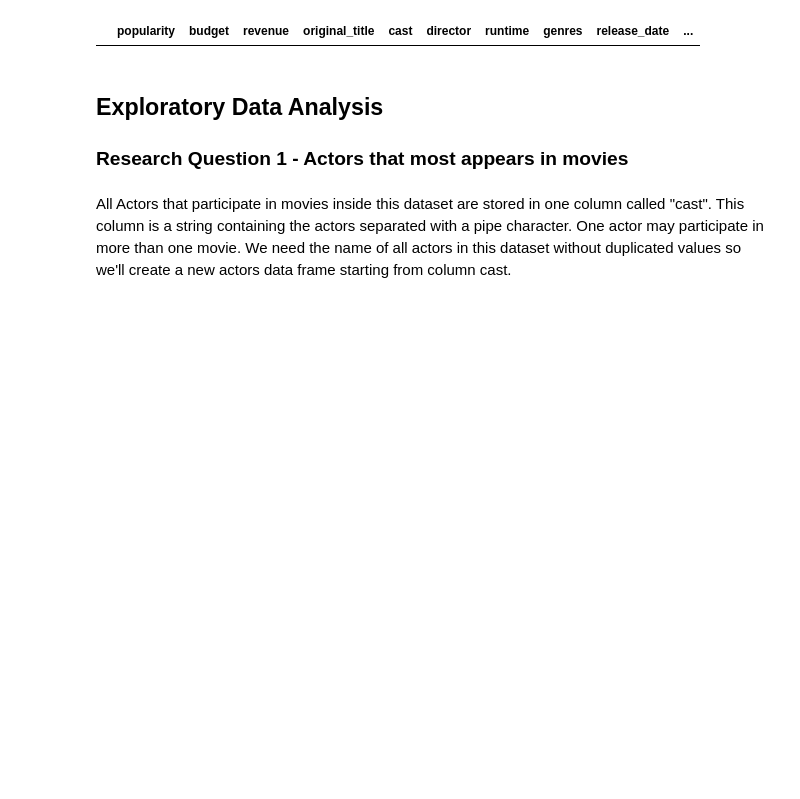
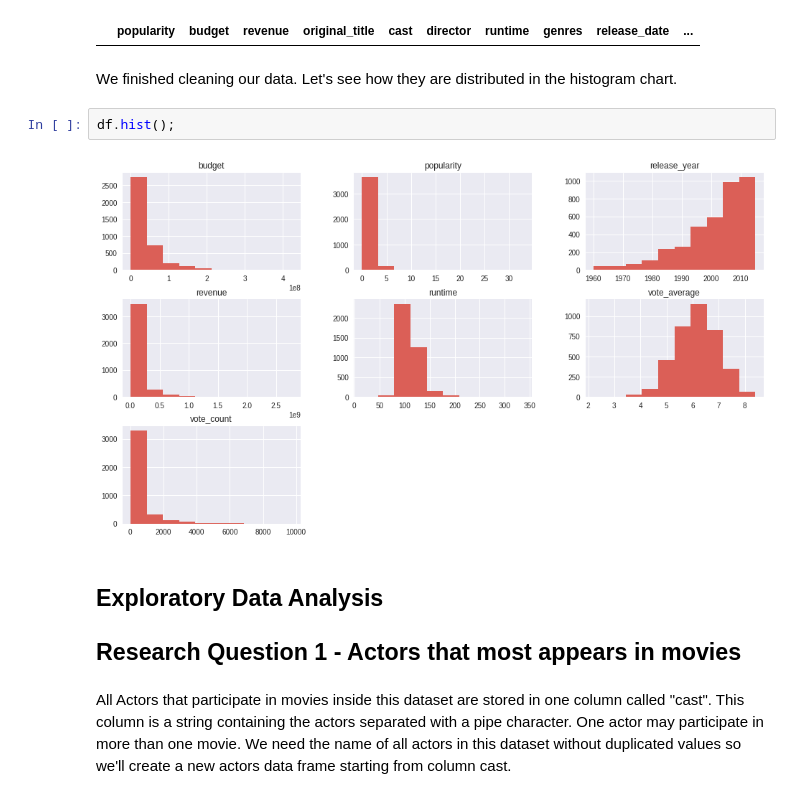
Before and after one commit to marcussimoni/dand-p2-tmdb-movie, a Jupyter notebook: TMDb_dataset.ipynb, the cells around one changed output. Cells and saved outputs as stored; diff of their text form; blank space fills up the shorter version.

```diff
--- a/TMDb_dataset.ipynb
+++ b/TMDb_dataset.ipynb
@@ -122,12 +122,18 @@ df = df.query('budget != 0')
 df[(df[['budget', 'revenue']] == 0).any(axis=1)]
 # %% [output]
 |  | popularity | budget | revenue | original_title | cast | director | runtime | genres | release_date | ... |
+# %% [markdown]
+We finished cleaning our data. Let's see how they are distributed in the histogram chart.
+# %%
+df.hist();
+# %% [output]
+[figure, added]
 # %% [markdown]
 <a id='eda'></a>
 ## Exploratory Data Analysis
 
 
-### Research Question 1 - Actors that most appears in movies
+## Research Question 1 - Actors that most appears in movies
 # %% [markdown]
 All Actors that participate in movies inside this dataset are stored in one column called "cast". This column is a string containing the actors separated with a pipe character. One actor may participate in more than one movie. We need the name of all actors in this dataset without duplicated values so we'll create a new actors data frame starting from column cast.
 # %%
```
Also changed, not shown: parts of 3 cells of this notebook, 1 other file.
